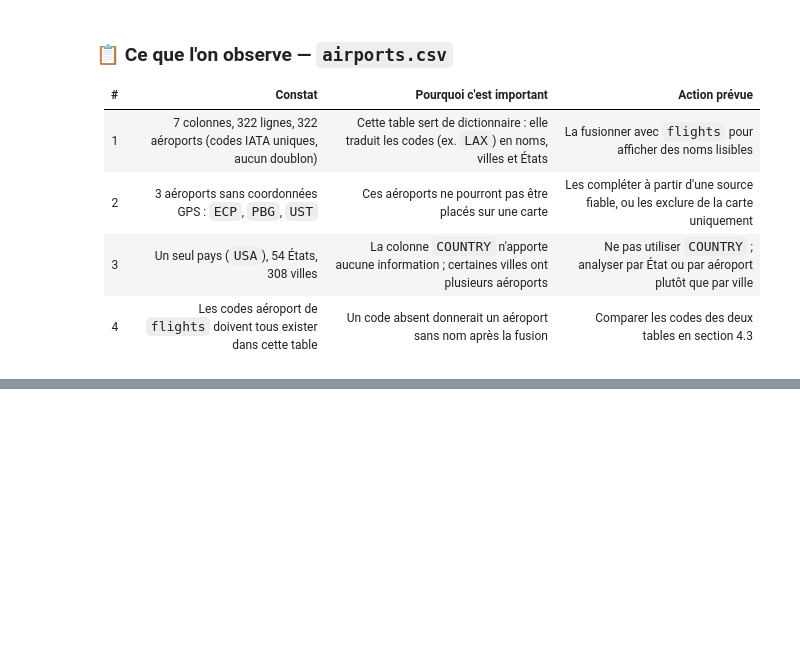
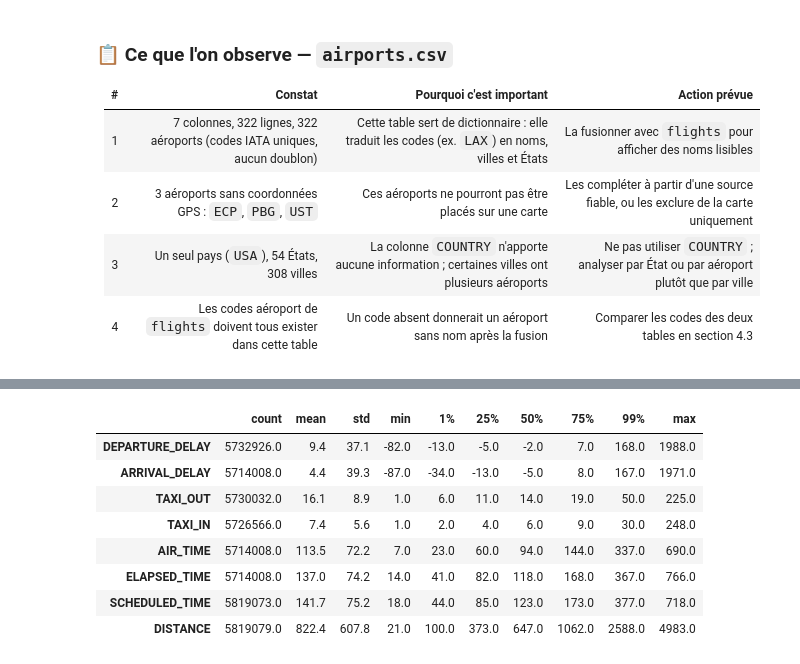
Before and after one commit to rovenmelloul/dazzle-dash, a Jupyter notebook: analyse.ipynb, the cells around one changed output, grey strips where cells are left out. Cells and saved outputs as stored; diff of their text form; code cells hidden in the pictures; blank space fills up the shorter version.

```diff
--- a/analyse.ipynb
+++ b/analyse.ipynb
@@ -313,0 +451,15 @@ On vérifie s'il existe des lignes en double.
+# %%
+cols = ["DEPARTURE_DELAY", "ARRIVAL_DELAY", "TAXI_OUT", "TAXI_IN",
+        "AIR_TIME", "ELAPSED_TIME", "SCHEDULED_TIME", "DISTANCE"]
+
+df_flights[cols].describe(percentiles=[.01, .25, .5, .75, .99]).T.round(1)
+# %% [output]
+|  | count | mean | std | min | 1% | 25% | 50% | 75% | 99% | max |
+| DEPARTURE_DELAY | 5732926.0 | 9.4 | 37.1 | -82.0 | -13.0 | -5.0 | -2.0 | 7.0 | 168.0 | 1988.0 |
+| ARRIVAL_DELAY | 5714008.0 | 4.4 | 39.3 | -87.0 | -34.0 | -13.0 | -5.0 | 8.0 | 167.0 | 1971.0 |
+| TAXI_OUT | 5730032.0 | 16.1 | 8.9 | 1.0 | 6.0 | 11.0 | 14.0 | 19.0 | 50.0 | 225.0 |
+| TAXI_IN | 5726566.0 | 7.4 | 5.6 | 1.0 | 2.0 | 4.0 | 6.0 | 9.0 | 30.0 | 248.0 |
+| AIR_TIME | 5714008.0 | 113.5 | 72.2 | 7.0 | 23.0 | 60.0 | 94.0 | 144.0 | 337.0 | 690.0 |
+| ELAPSED_TIME | 5714008.0 | 137.0 | 74.2 | 14.0 | 41.0 | 82.0 | 118.0 | 168.0 | 367.0 | 766.0 |
+| SCHEDULED_TIME | 5819073.0 | 141.7 | 75.2 | 18.0 | 44.0 | 85.0 | 123.0 | 173.0 | 377.0 | 718.0 |
+| DISTANCE | 5819079.0 | 822.4 | 607.8 | 21.0 | 100.0 | 373.0 | 647.0 | 1062.0 | 2588.0 | 4983.0 |
```
Also changed, not shown: parts of 33 cells of this notebook, 1 other file.
